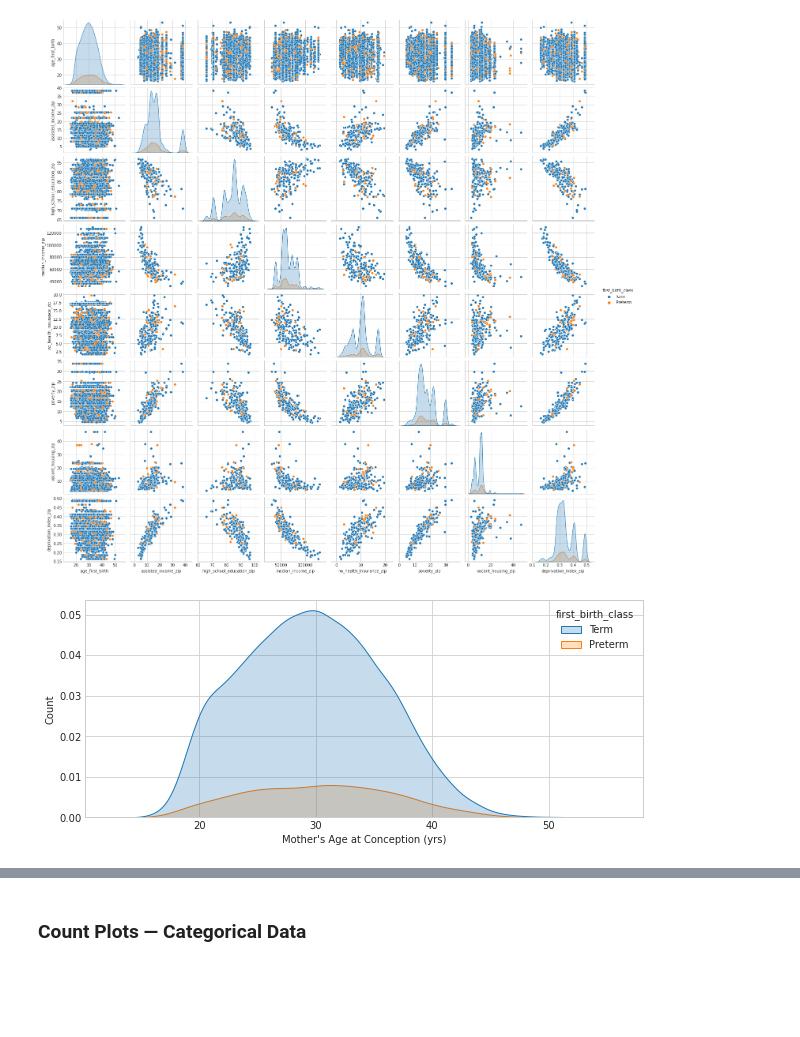
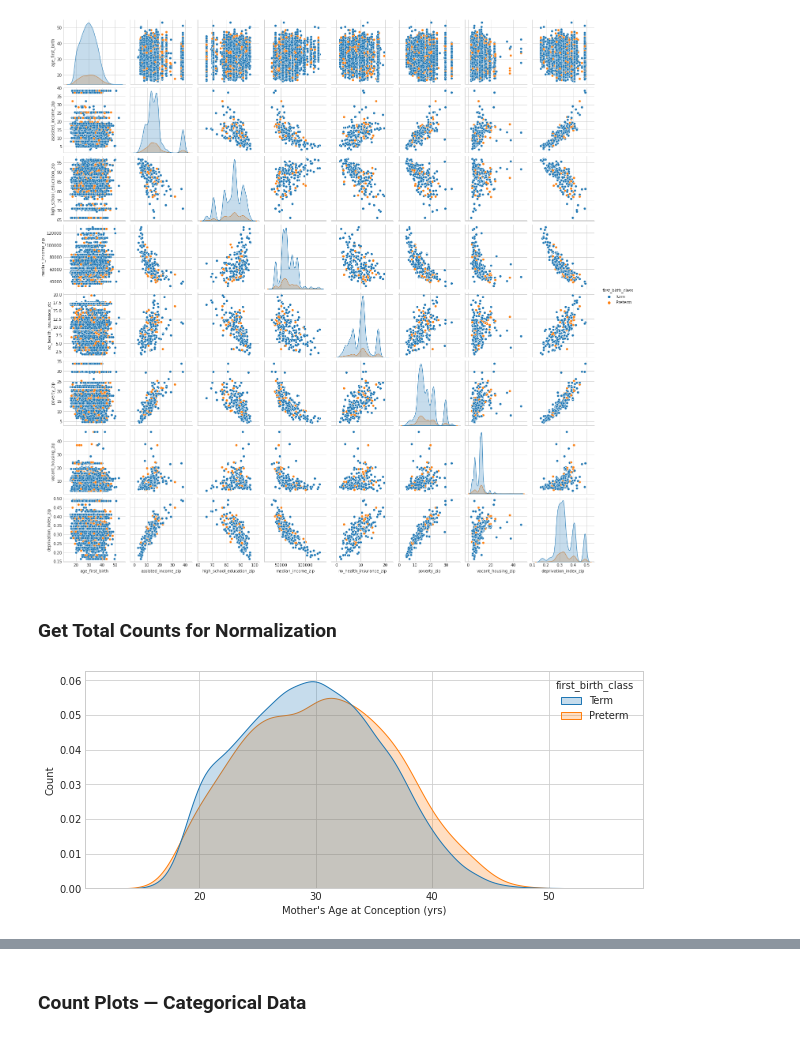
Before and after one commit to kgrillaert/preterm_birth, a Jupyter notebook: Final EDA.ipynb, the cells around one changed output, grey strips where cells are left out. Cells and saved outputs as stored; diff of their text form; code cells hidden in the pictures; blank space fills up the shorter version.

```diff
--- a/Final EDA.ipynb
+++ b/Final EDA.ipynb
@@ -352,4 +489,5 @@ common_ids.sort()
 restricted_condition = condition_df[condition_df["person_id"].isin(common_ids)].copy().sort_values(by=["person_id", "birth_order"])
 restricted_person = person_df[person_df["person_id"].isin(common_ids)].copy().sort_values(by=["person_id"])
 restricted_zip = zip_df[zip_df["person_id"].isin(common_ids)].copy().sort_values(by=["person_id"])
+restricted_bmi = bmi_df[bmi_df["person_id"].isin(common_ids)].copy().sort_values(by=["person_id"])
 # %% [markdown]
@@ -458,14 +649,32 @@ Timezone: UTC
 from datetime import datetime
 import pytz
 
-# Mother's age at first birth: Subtract date_of_birth_person from first_condition_start_date
-age_first = combined_df['first_condition_start_date'].dt.tz_localize('UTC') - combined_df['date_of_birth_person']
+# # Mother's age at first birth: Subtract date_of_birth_person from first_condition_start_date
+# age_first = combined_df['first_condition_start_date'].dt.tz_localize('UTC') - combined_df['date_of_birth_person']
 
-age_first_round = np.round(age_first.astype('timedelta64[D]')/365, 2)
-combined_df.insert(loc = 19,
-                    column = 'age_first_birth',
-                    value = age_first_round)
-combined_df.head()
+# age_first_round = np.round(age_first.astype('timedelta64[D]')/365, 2)
+# combined_df.insert(loc = 19,
+#                     column = 'age_first_birth',
+#                     value = age_first_round)
+# combined_df.head()
+
+# # Mother's age at second birth: Subtract date_of_birth_person from first_condition_start_date
+# age_second = combined_df['second_condition_start_date'].dt.tz_localize('UTC') - combined_df['date_of_birth_person']
+
+# age_second_round = np.round(age_second.astype('timedelta64[D]')/365, 2)
+# combined_df.insert(loc = 23,
+#                     column = 'age_second_birth',
+#                     value = age_second_round)
+# combined_df.head()
+
+# Mother's age at birth: Subtract date_of_birth_person from observation_datetime_zip
+age = birth['observation_datetime_zip'].dt.tz_convert('UTC') - birth['date_of_birth_person']
+
+age_round = np.round(age.astype('timedelta64[D]')/365, 2)
+birth.insert(loc = 19,
+                    column = 'age_birth',
+                    value = age_round)
+birth.head()
 # %% [output]
 |  | person_id | gender_person | date_of_birth_person | race_person | ethnicity_person | sex_at_birth_person | ... |
 | 0 | 1000131 | Not man only, not woman only, pre... | 2002-06-15 00:00:00+00:00 | White | Not Hispanic or Latino | Female | ... |
@@ -473,12 +682,3 @@ combined_df.head()
 | 2 | 1000724 | Female | 1999-06-15 00:00:00+00:00 | White | Not Hispanic or Latino | Female | ... |
 | 3 | 1001000 | Female | 1999-06-15 00:00:00+00:00 | Black or African American | Hispanic or Latino | Female | ... |
 | 4 | 1001034 | Female | 1989-06-15 00:00:00+00:00 | None of these | What Race Ethnicity: Race Ethnici... | Female | ... |
-# %%
-# Mother's age at second birth: Subtract date_of_birth_person from first_condition_start_date
-age_second = combined_df['second_condition_start_date'].dt.tz_localize('UTC') - combined_df['date_of_birth_person']
-
-age_second_round = np.round(age_second.astype('timedelta64[D]')/365, 2)
-combined_df.insert(loc = 23,
-                    column = 'age_second_birth',
-                    value = age_second_round)
-combined_df.head()
@@ -541,3 +738,5 @@ plt.show()
 # %% [output]
 <Figure size 864x864 with 0 Axes>
 [figure]
+# %% [markdown]
+### Get Total Counts for Normalization
@@ -544,15 +748,16 @@ plt.show()
 # %%
 # Histogram of mother's age by birth class
 plt.figure(figsize=(10,4))
 
 sns.set_style('whitegrid')
 sns.kdeplot(data=combined_df,
             x='age_first_birth',
             hue='first_birth_class',
-            fill=True)
+            fill=True,
+            common_norm=False)
 
 plt.xlabel("Mother's Age at Conception (yrs)")
 plt.ylabel('Count')
 plt.show()
 # %% [output]
-[figure, old version]
+[figure, new version]
```
Also changed, not shown: parts of 35 cells of this notebook.
